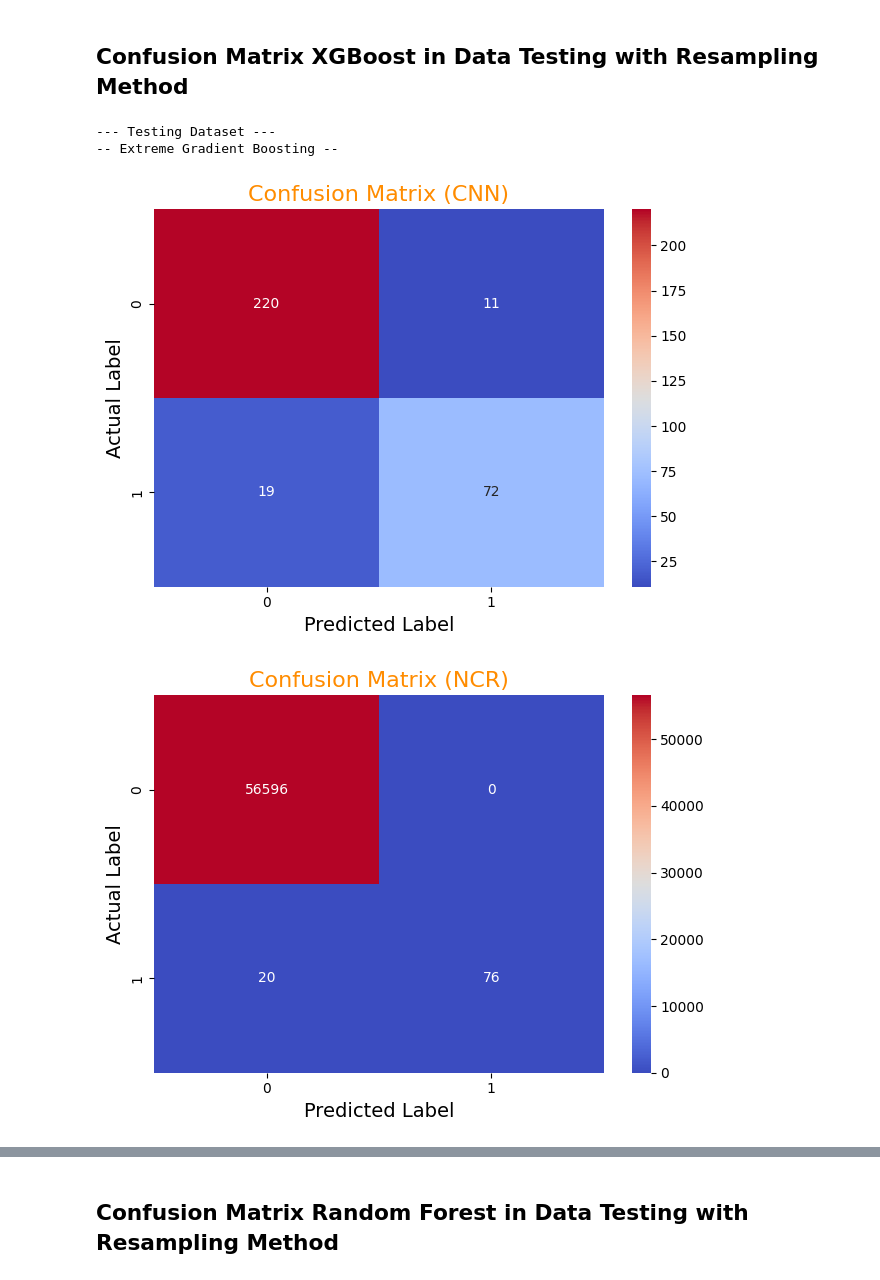
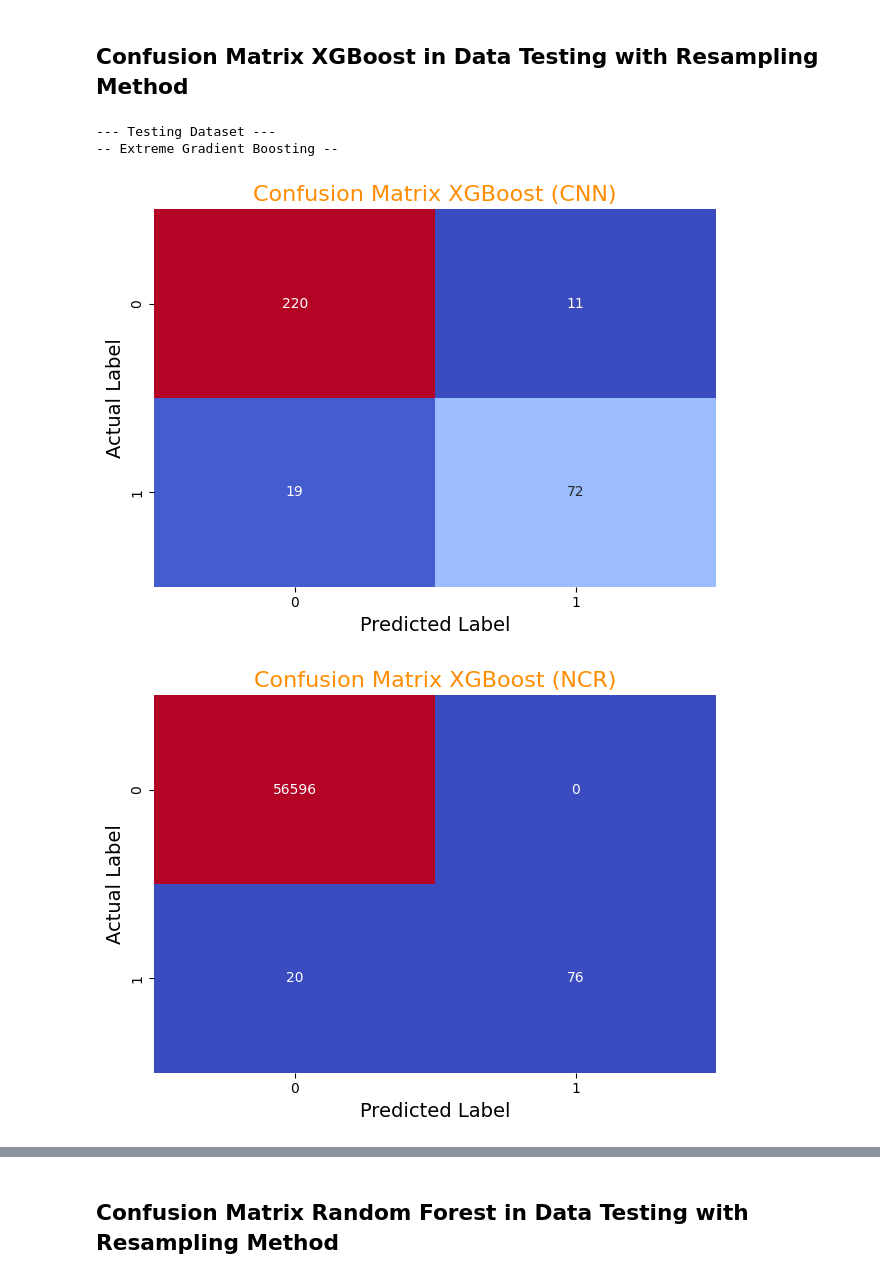
Before and after one commit to Michs224/Credit-Card-Fraud-Detection_Model, a Jupyter notebook: Main.ipynb, the cells around one changed output, grey strips where cells are left out. Drawn from its saved outputs; the diff is of its cells as text; code cells hidden in the pictures.

```diff
--- a/Main.ipynb
+++ b/Main.ipynb
@@ -836,17 +908,18 @@ Name: count, dtype: int64
 # %%
 smote=SMOTE(sampling_strategy="auto",random_state=42)
-rus=RandomUnderSampler(sampling_strategy="auto",random_state=42)
+ncr=NeighbourhoodCleaningRule(sampling_strategy="all",n_neighbors=3,threshold_cleaning=0.5,n_jobs=-1)
 
 x_sm,y_sm=smote.fit_resample(x,y)
+
 print(x_sm.shape,y_sm.shape)
 print(x_sm.head())
 print(y_sm.head())
 print(y_sm.value_counts())
 
-x_smote_rus,y_smote_rus=rus.fit_resample(x_sm,y_sm)
-x_train_smote_rus,x_test_smote_rus,y_train_smote_rus,y_test_smote_rus=train_test_split(x_smote_rus,y_smote_rus,test_size=0.2,random_state=42)
+x_smote_ncr,y_smote_ncr=ncr.fit_resample(x_sm,y_sm)
+x_train_smote_ncr,x_test_smote_ncr,y_train_smote_ncr,y_test_smote_ncr=train_test_split(x_smote_ncr,y_smote_ncr,test_size=0.2,random_state=42)
 
-List_x_y.append(("SMOTE+ROS",x_train_smote_rus,y_train_smote_rus,x_test_smote_rus,y_test_smote_rus))
+List_x_y.append(("SMOTE+NCR",x_train_smote_ncr,y_train_smote_ncr,x_test_smote_ncr,y_test_smote_ncr))
 # %% [output]
 (566506, 29) (566506,)
          V1        V2        V3        V4        V5        V6        V7  \
@@ -915,7 +988,7 @@ Name: count, dtype: int64
 ### ADASYN + NCR
 # %%
 adasyn=ADASYN(sampling_strategy="auto",random_state=42)
-ncr = NeighbourhoodCleaningRule(sampling_strategy="auto",n_neighbors=3,threshold_cleaning=0.5,n_jobs=-1)
+ncr = NeighbourhoodCleaningRule(sampling_strategy="all",n_neighbors=3,threshold_cleaning=0.5,n_jobs=-1)
 
 x_ad,y_ad=adasyn.fit_resample(x,y)
 
@@ -1018,7 +1091,7 @@ for name,x_tr,y_tr,x_ts,y_ts in List_x_y:
 
     y_preds=XGB.predict(x_ts)
 
-    cr=classification_report(y_ts,y_preds)
+    cr=classification_report(y_ts,y_preds,digits=5)
 
     print(f"Classification Report:\n{cr}")
     print(f"Accuracy Score: {accuracy_score(y_ts,y_preds)}\n\n\n")
@@ -1044,7 +1117,7 @@ Accuracy Score: 0.9996025577616053
 ## Classification Report Random Forest in Data Testing with Resampling Method
 # %%
 print("--- Testing Dataset ---")
-print("-- Extreme Gradient Boosting --\n")
+print("-- Random Forest --\n")
 for name,x_tr,y_tr,x_ts,y_ts in List_x_y:
     print("Model fitting...")
     RF.fit(x_tr,y_tr)
@@ -1052,7 +1125,7 @@ for name,x_tr,y_tr,x_ts,y_ts in List_x_y:
 
     y_preds=RF.predict(x_ts)
 
-    cr=classification_report(y_ts,y_preds)
+    cr=classification_report(y_ts,y_preds,digits=5)
 
     print(f"Classification Report:\n{cr}")
     print(f"Accuracy Score: {accuracy_score(y_ts,y_preds)}\n\n\n")
@@ -1093,21 +1166,21 @@ Accuracy Score: 0.999911679502579
 # %%
 print(f"--- Testing Dataset ---")
 print("-- Extreme Gradient Boosting --\n")
 for name,x_tr,y_tr,x_ts,y_ts in List_x_y:
     XGB.fit(x_tr,y_tr)
 
     y_preds=XGB.predict(x_ts)
 
     cm=confusion_matrix(y_ts,y_preds)
 
     sns.heatmap(cm,annot=True,cmap="coolwarm",fmt="g",cbar=False)
-    plt.title(f"Confusion Matrix ({name})",color="darkorange",fontsize=16)
+    plt.title(f"Confusion Matrix XGBoost ({name})",color="darkorange",fontsize=16)
     plt.xlabel("Predicted Label",fontsize=14)
     plt.ylabel("Actual Label",fontsize=14)
     plt.tight_layout()
     plt.show()
 # %% [output]
 --- Testing Dataset ---
 -- Extreme Gradient Boosting --
-[figure, old version]
+[figure, new version]
-[figure, old version]
+[figure, new version]
```
Also changed, not shown: parts of 65 cells of this notebook, 1 other file.
